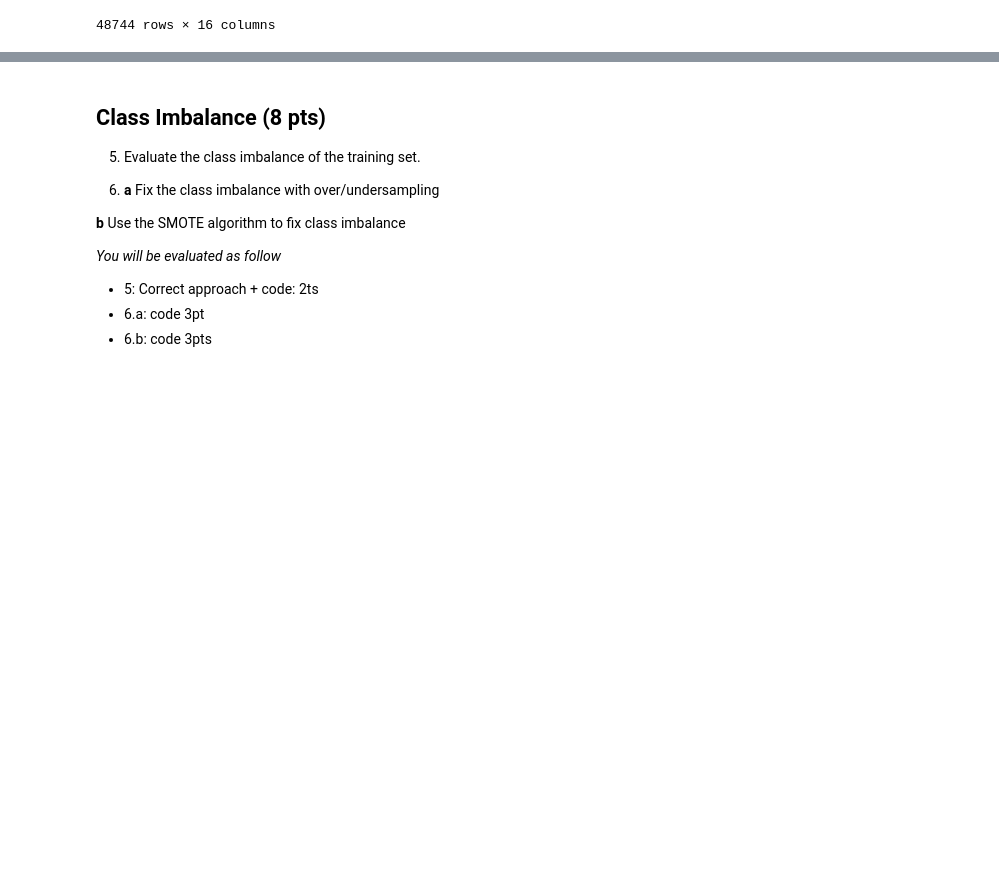
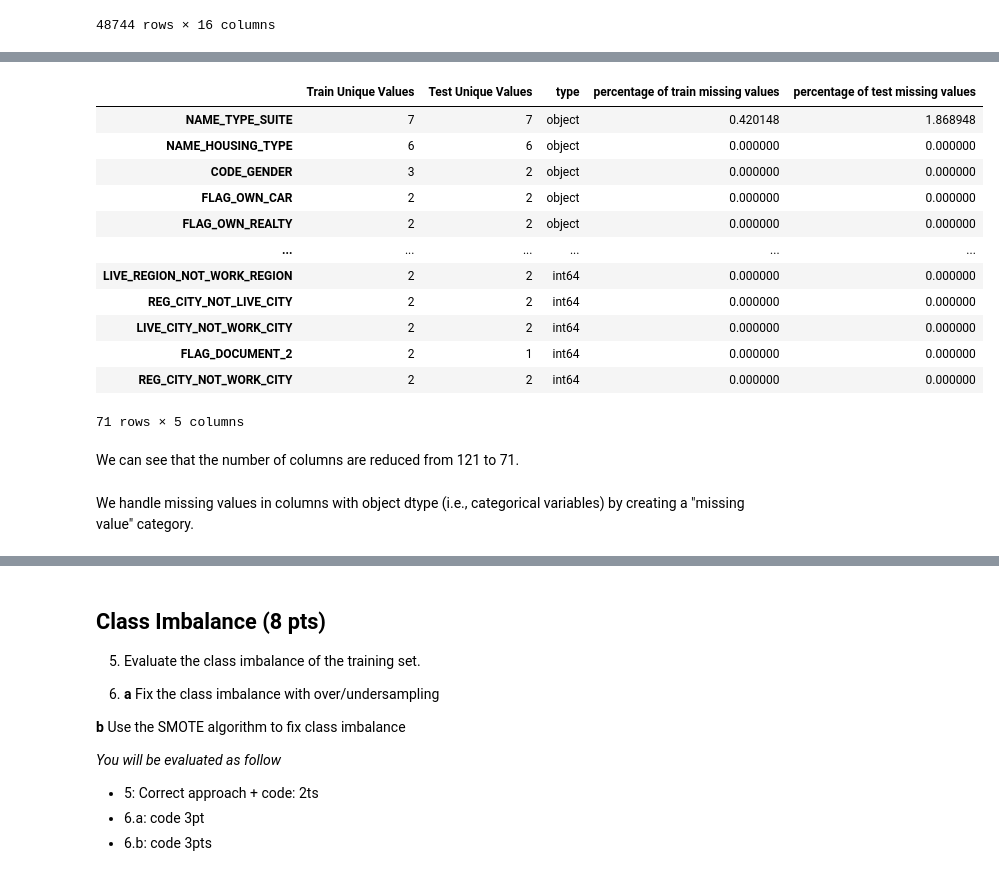
Before and after one commit to mina-naseh/applied-ml-mids-2024, a Jupyter notebook: Project_Part_1.ipynb, the cells around one changed output, grey strips where cells are left out. Cells and saved outputs as stored; diff of their text form; code cells hidden in the pictures; blank space fills up the shorter version.

```diff
--- a/Project_Part_1.ipynb
+++ b/Project_Part_1.ipynb
@@ -378,0 +430,28 @@ dtype: int64
+# %%
+df_unique = pd.DataFrame({
+    'Train Unique Values': app_train_X_cleaned.nunique(),
+    'Test Unique Values': app_test_X_cleaned.nunique(),
+    'type': app_train_X_cleaned.dtypes,
+    'percentage of train missing values': app_train_X_cleaned.isnull().sum() / len(app_train_X_cleaned) * 100,
+    'percentage of test missing values': app_test_X_cleaned.isnull().sum() / len(app_test_X_cleaned) * 100
+})
+df_unique_sorted = df_unique.sort_values(by='type', ascending=False)
+df_unique_sorted
+# %% [output]
+|  | Train Unique Values | Test Unique Values | type | percentage of train missing values | percentage of test missing values |
+| NAME_TYPE_SUITE | 7 | 7 | object | 0.420148 | 1.868948 |
+| NAME_HOUSING_TYPE | 6 | 6 | object | 0.000000 | 0.000000 |
+| CODE_GENDER | 3 | 2 | object | 0.000000 | 0.000000 |
+| FLAG_OWN_CAR | 2 | 2 | object | 0.000000 | 0.000000 |
+| FLAG_OWN_REALTY | 2 | 2 | object | 0.000000 | 0.000000 |
+| ... | ... | ... | ... | ... | ... |
+| LIVE_REGION_NOT_WORK_REGION | 2 | 2 | int64 | 0.000000 | 0.000000 |
+| REG_CITY_NOT_LIVE_CITY | 2 | 2 | int64 | 0.000000 | 0.000000 |
+| LIVE_CITY_NOT_WORK_CITY | 2 | 2 | int64 | 0.000000 | 0.000000 |
+| FLAG_DOCUMENT_2 | 2 | 1 | int64 | 0.000000 | 0.000000 |
+| REG_CITY_NOT_WORK_CITY | 2 | 2 | int64 | 0.000000 | 0.000000 |
+71 rows × 5 columns
+# %% [markdown]
+We can see that the number of columns are reduced from 121 to 71.
+# %% [markdown]
+We handle missing values in columns with object dtype (i.e., categorical variables) by creating a "missing value" category.
```
Also changed, not shown: parts of 18 cells of this notebook.
